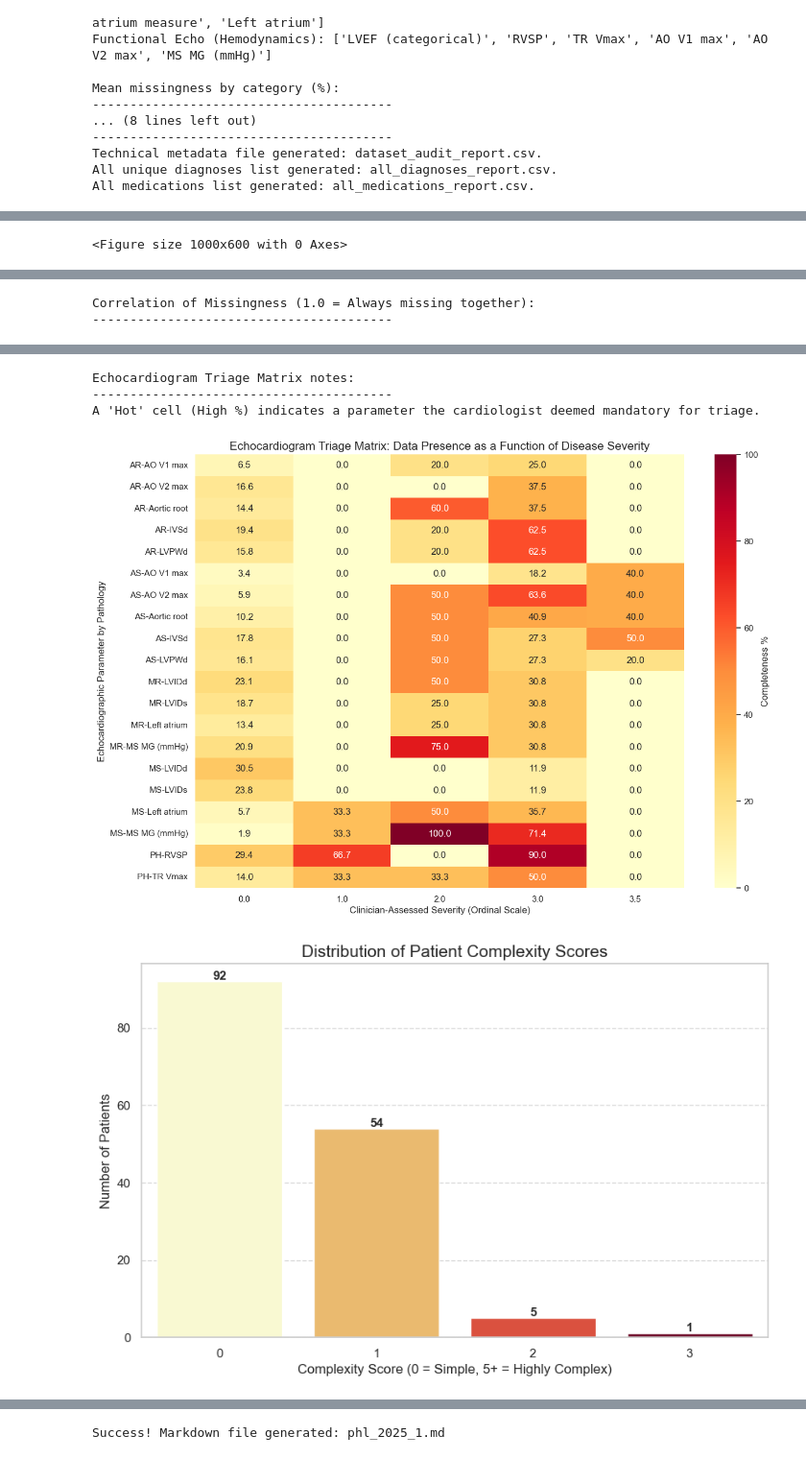
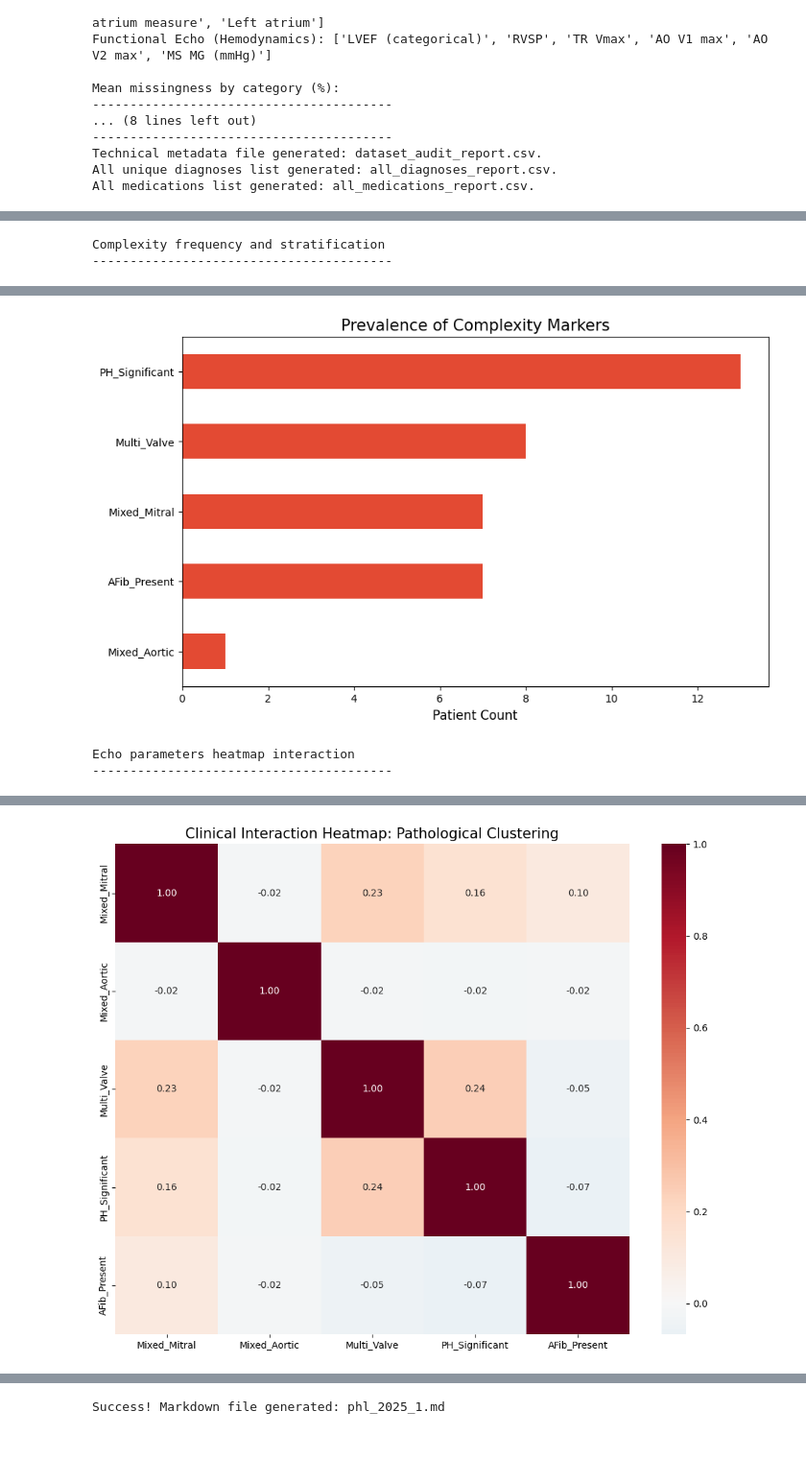
Before and after one commit to enrodri/phl_2025, a Jupyter notebook: phl_2025_1.ipynb, the cells around one changed output, grey strips where cells are left out. Shown: that part at 96% size. Drawn from its saved outputs; the diff is of its cells as text; code cells hidden in the pictures.

```diff
--- a/phl_2025_1.ipynb
+++ b/phl_2025_1.ipynb
@@ -675,7 +720,6 @@ class Pipeline:
 # ==========================================
 # Setup Clinical Engine
 config = ClinicalConfig()
-raw_data = pd.read_csv('phl_2025.csv')
-pipeline = Pipeline(raw_data, config)
+df = pd.read_csv('phl_2025.csv')
 # %%
 print(f"PHASE 1: Baseline Integrity Audit\n{'='*40}")
@@ -730,8 +775,12 @@ AR        AO V1 max      6.47    NaN   20.00  25.00   NaN
 PH        RVSP          29.41  66.67    0.00  90.00   NaN
           TR Vmax       13.97  33.33   33.33  50.00   NaN
 # %%
-print(f"PHASE 3: Medication Burden Calculation\n{'='*40}")
-pipeline.calculator = Calculator(pipeline.df, pipeline.config)
-pipeline.df = pipeline.calculator.medication_index()
-print("Medication Burden Index (MBI) generated successfully.")
+print(f"PHASE 3: Statistical Imputation & MBI\n{'='*40}")
+# Run Statistics
+stats = Statistics(df, config)
+df = stats.apply_imputation()
+
+# Run Calculator
+calc = Calculator(df, config)
+df = calc.medication_index()
 # %% [output]
@@ -741,14 +793,18 @@ Medication Burden Index (MBI) generated successfully.
 # %%
-print(f"PHASE 4: Generating Clinical Visuals\n{'='*40}")
-pipeline.visualizer = Visualizer(pipeline.df)
+print(f"PHASE 4: Visualizing Mission Data\n{'='*40}")
+viz = Visualizer(df, config)
 
-# Show data deserts
-pipeline.visualizer.patient_nullity(pipeline.config.echo_vars)
-pipeline.visualizer.echo_matrix(pipeline.triage_matrix)
+# Your custom imputation comparison method
+print("Sensitivity analysis for the Stochastic Imputation\n" + '-'*40)
+viz.sensitivity_grid()
+sensitivity_table = stats.sensitivity_report()
+display(sensitivity_table)
 
-# Show complexity distribution
-pipeline.visualizer.complexity_frequency()
-complexity_markers = ['Mixed_Mitral', 'Mixed_Aortic', 'Multi_Valve', 'Has_Shunt', 'AFib_Present']
-pipeline.visualizer.complexity_markers(complexity_markers)
-pipeline.visualizer.complexity_heatmap(complexity_markers)
+# Complexity Analysis (Updated Markers: PH in, Shunts out)
+clinical_markers = ['Mixed_Mitral', 'Mixed_Aortic', 'Multi_Valve', 'PH_Significant', 'AFib_Present']
+print("\nComplexity frequency and stratification\n" + '-'*40)
+viz.complexity_frequency()
+viz.complexity_markers(clinical_markers)
+print("Echo parameters heatmap interaction\n" + '-'*40)
+viz.complexity_heatmap(clinical_markers)
 # %% [output]
@@ -757 +822,2 @@ PHASE 4: Generating Clinical Visuals
-<Figure size 1000x600 with 0 Axes>
+Complexity frequency and stratification
+----------------------------------------
@@ -759,2 +825,3 @@ PHASE 4: Generating Clinical Visuals
+[figure, new version]
-Correlation of Missingness (1.0 = Always missing together):
+Echo parameters heatmap interaction
 ----------------------------------------
@@ -762,5 +828 @@ Correlation of Missingness (1.0 = Always missing together):
-Echocardiogram Triage Matrix notes:
-----------------------------------------
-A 'Hot' cell (High %) indicates a parameter the cardiologist deemed mandatory for triage.
-[figure, old version]
-[figure, old version]
+[figure, new version]
```
Also changed, not shown: parts of 10 cells of this notebook, 12 other files.
